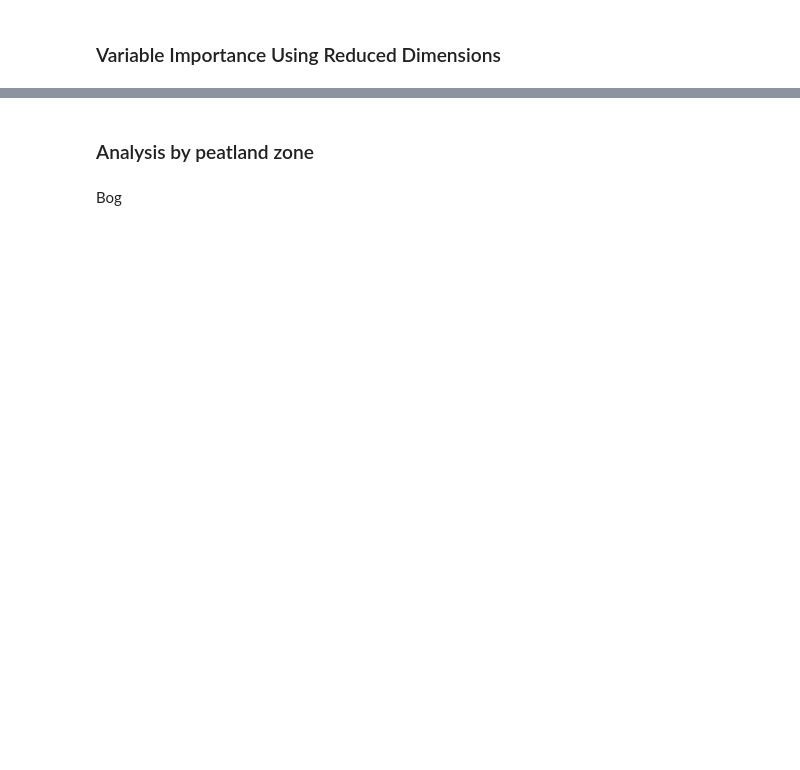
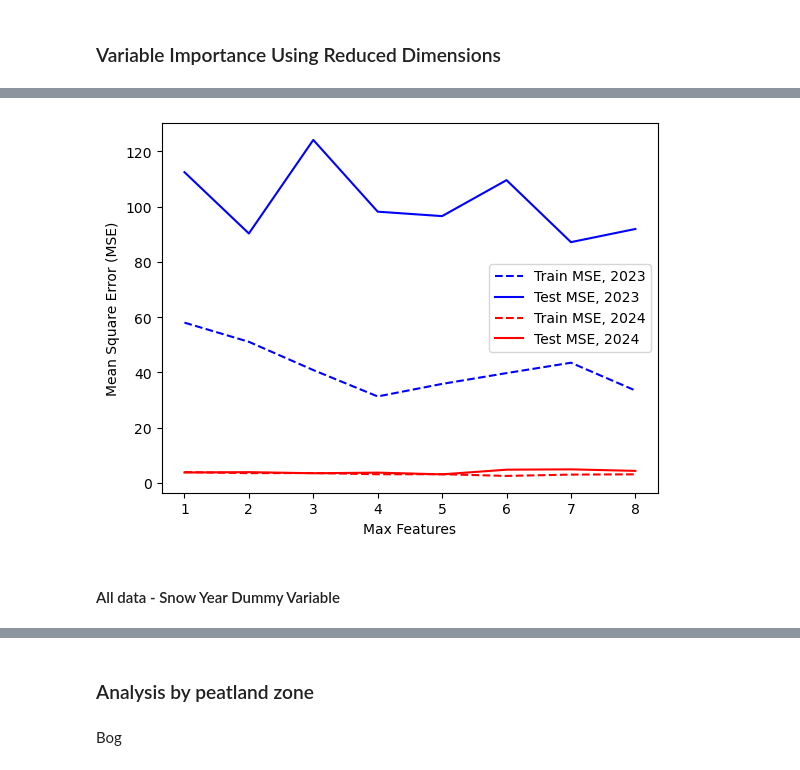
Before and after one commit to mwdjones/forest-canopy-model, a Jupyter notebook: 02_canopycontrols.ipynb, the cells around one changed output, grey strips where cells are left out. Drawn from its saved outputs; the diff is of its cells as text; code cells hidden in the pictures; blank space fills up the shorter version.

```diff
--- a/02_canopycontrols.ipynb
+++ b/02_canopycontrols.ipynb
@@ -630,0 +888,40 @@ print(rf2024.score(X_test_2024, y_test_2024))
+# %%
+#Test different model hyperparameters
+max_features = list(range(1,X_train_reduced_2023.shape[1]))
+
+train_results2023 = []
+test_results2023 = []
+train_results2024 = []
+test_results2024 = []
+
+for feature in max_features:
+   #Fit models
+   rf2023 = RandomForestRegressor(n_estimators = 10, max_depth = 5, min_samples_leaf = 0.1, max_features = feature, n_jobs = -1)
+   rf2023.fit(X_train_reduced_2023, y_train_reduced_2023)
+   rf2024 = RandomForestRegressor(n_estimators = 10, max_depth = 5, min_samples_leaf = 0.1, max_features = feature, n_jobs = -1)
+   rf2024.fit(X_train_reduced_2024, y_train_reduced_2024)
+
+   #Predict data
+   train_pred2023 = rf2023.predict(X_train_reduced_2023)
+   y_pred2023 = rf2023.predict(X_test_reduced_2023)
+   train_pred2024 = rf2024.predict(X_train_reduced_2024)
+   y_pred2024 = rf2024.predict(X_test_reduced_2024)
+
+   #Calculate MSE
+   train_results2023.append(metrics.mean_squared_error(y_train_reduced_2023, train_pred2023))
+   test_results2023.append(metrics.mean_squared_error(y_test_reduced_2023, y_pred2023))
+   train_results2024.append(metrics.mean_squared_error(y_train_reduced_2024, train_pred2024))
+   test_results2024.append(metrics.mean_squared_error(y_test_reduced_2024, y_pred2024))
+
+
+sns.lineplot(x = max_features, y = train_results2023, color = 'blue', linestyle = '--', label = 'Train MSE, 2023')
+sns.lineplot(x = max_features, y = test_results2023, color = 'blue', label = 'Test MSE, 2023')
+sns.lineplot(x = max_features, y = train_results2024, color = 'red', linestyle = '--', label = 'Train MSE, 2024')
+sns.lineplot(x = max_features, y = test_results2024, color = 'red', label = 'Test MSE, 2024')
+plt.ylabel('Mean Square Error (MSE)')
+plt.xlabel('Max Features')
+plt.show()
+# %% [output]
+[figure, added]
+# %% [markdown]
+#### All data - Snow Year Dummy Variable
```
Also changed, not shown: parts of 48 cells of this notebook, 8 other files.
